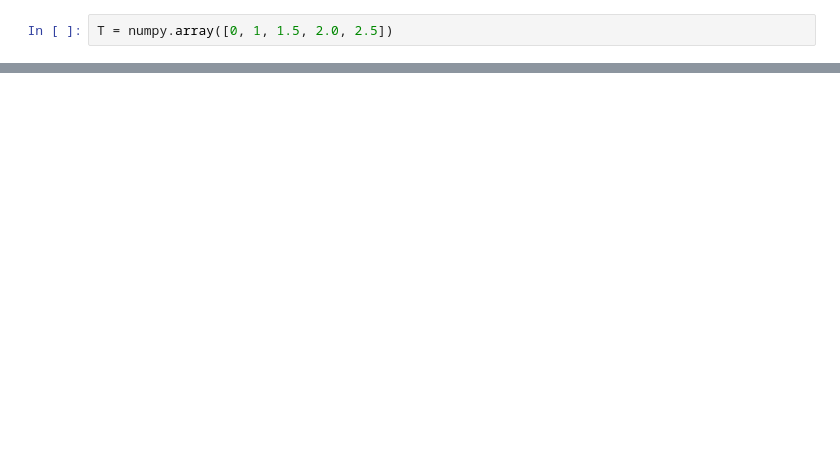
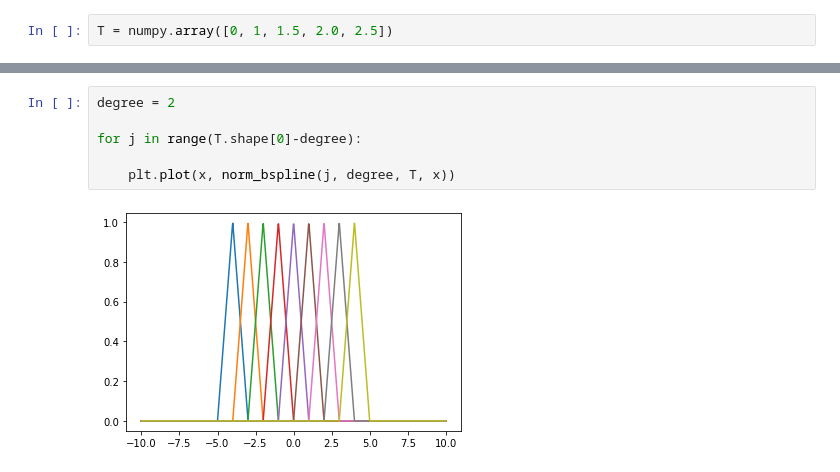
Before and after one commit to kamosevoyan/Computer-Geometry, a Jupyter notebook: Sigma_functions.ipynb, the cells around one changed output, grey strips where cells are left out. Drawn from its saved outputs; the diff is of its cells as text; blank space fills up the shorter version.

```diff
--- a/Sigma_functions.ipynb
+++ b/Sigma_functions.ipynb
@@ -37,0 +62,8 @@ plt.show()
+# %%
+degree = 2
+
+for j in range(T.shape[0]-degree):
+
+    plt.plot(x, norm_bspline(j, degree, T, x))
+# %% [output]
+[figure, added]
```
Also changed, not shown: parts of 21 cells of this notebook.
